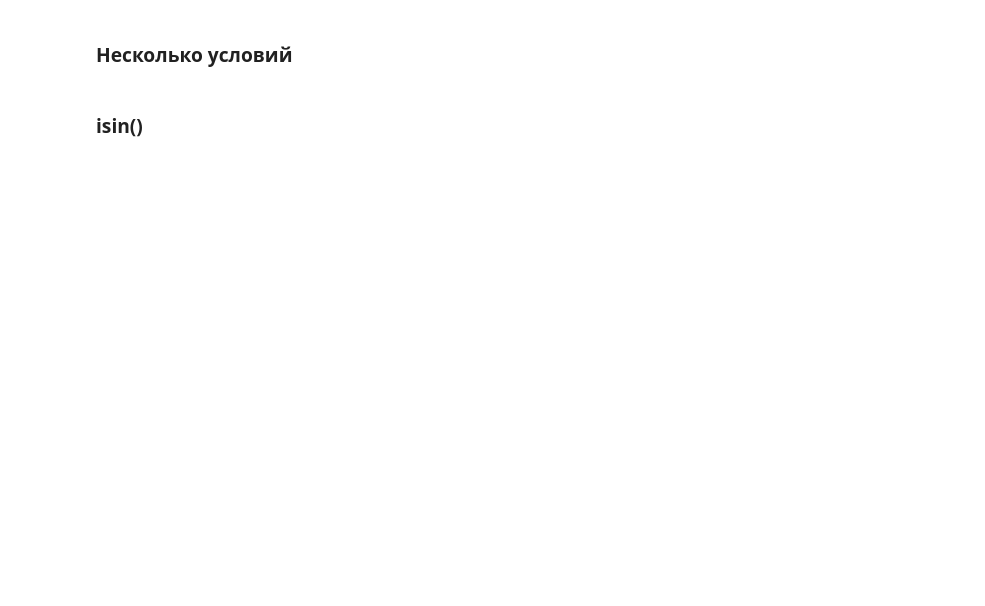
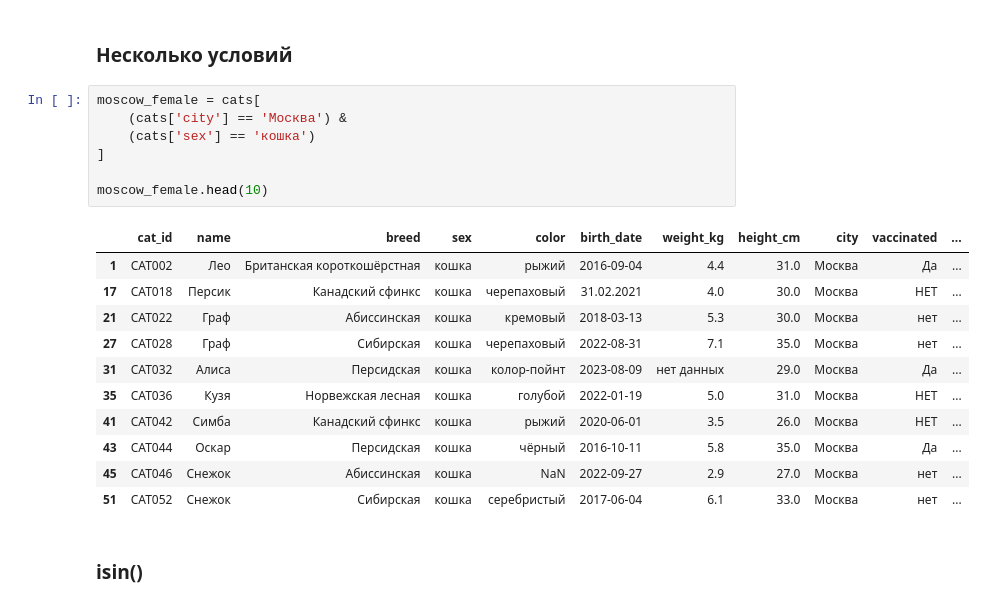
Before and after one commit to golubnichiy/bigdata_26_09, a Jupyter notebook: pandas_1_base.ipynb, the cells around one changed output. Cells and saved outputs as stored; diff of their text form; blank space fills up the shorter version.

```diff
--- a/pandas_1_base.ipynb
+++ b/pandas_1_base.ipynb
@@ -49,4 +254,23 @@
 # %% [markdown]
 ### Несколько условий
+# %%
+moscow_female = cats[
+    (cats['city'] == 'Москва') &
+    (cats['sex'] == 'кошка')
+]
+
+moscow_female.head(10)
+# %% [output]
+|  | cat_id | name | breed | sex | color | birth_date | weight_kg | height_cm | city | vaccinated | ... |
+| 1 | CAT002 | Лео | Британская короткошёрстная | кошка | рыжий | 2016-09-04 | 4.4 | 31.0 | Москва | Да | ... |
+| 17 | CAT018 | Персик | Канадский сфинкс | кошка | черепаховый | 31.02.2021 | 4.0 | 30.0 | Москва | НЕТ | ... |
+| 21 | CAT022 | Граф | Абиссинская | кошка | кремовый | 2018-03-13 | 5.3 | 30.0 | Москва | нет | ... |
+| 27 | CAT028 | Граф | Сибирская | кошка | черепаховый | 2022-08-31 | 7.1 | 35.0 | Москва | нет | ... |
+| 31 | CAT032 | Алиса | Персидская | кошка | колор-пойнт | 2023-08-09 | нет данных | 29.0 | Москва | Да | ... |
+| 35 | CAT036 | Кузя | Норвежская лесная | кошка | голубой | 2022-01-19 | 5.0 | 31.0 | Москва | НЕТ | ... |
+| 41 | CAT042 | Симба | Канадский сфинкс | кошка | рыжий | 2020-06-01 | 3.5 | 26.0 | Москва | НЕТ | ... |
+| 43 | CAT044 | Оскар | Персидская | кошка | чёрный | 2016-10-11 | 5.8 | 35.0 | Москва | Да | ... |
+| 45 | CAT046 | Снежок | Абиссинская | кошка | NaN | 2022-09-27 | 2.9 | 27.0 | Москва | нет | ... |
+| 51 | CAT052 | Снежок | Сибирская | кошка | серебристый | 2017-06-04 | 6.1 | 33.0 | Москва | нет | ... |
 # %% [markdown]
 ### isin()
```
Also changed, not shown: parts of 48 cells of this notebook.
